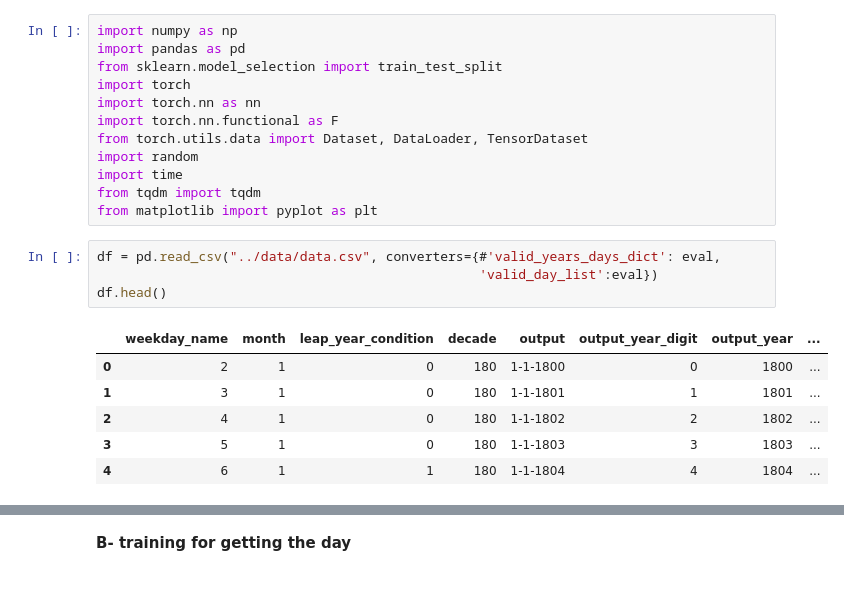
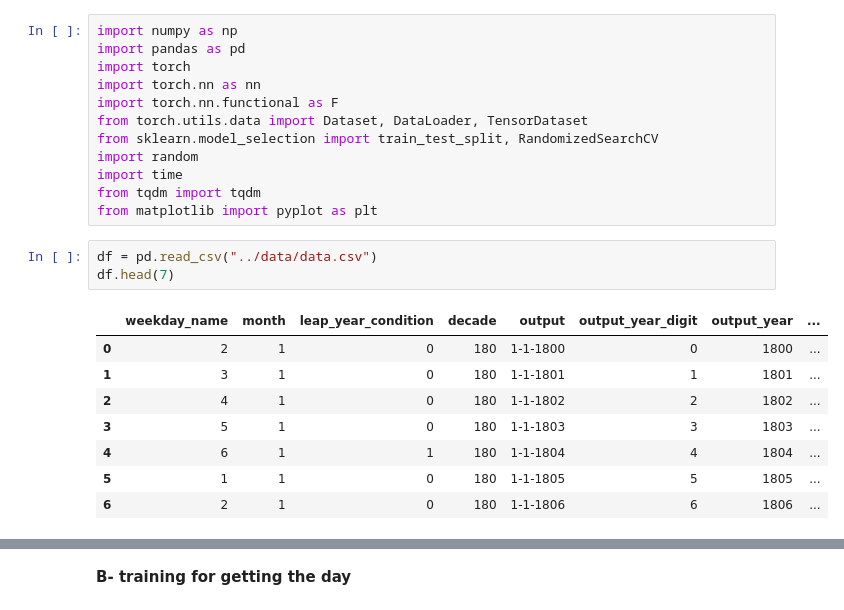
Before and after one commit to salama4ai/Proteinea, a Jupyter notebook: model/training_days.ipynb, the cells around one changed output, grey strips where cells are left out. Saved outputs shown, nothing was run; the diff lists cells and outputs as text.

Commit message:
complete the train days baseline model

```diff
--- a/model/training_days.ipynb
+++ b/model/training_days.ipynb
@@ -1,23 +1,24 @@
 # %%
 import numpy as np
 import pandas as pd
-from sklearn.model_selection import train_test_split
 import torch
 import torch.nn as nn
 import torch.nn.functional as F
 from torch.utils.data import Dataset, DataLoader, TensorDataset
+from sklearn.model_selection import train_test_split, RandomizedSearchCV
 import random
 import time
 from tqdm import tqdm
 from matplotlib import pyplot as plt
 # %%
-df = pd.read_csv("../data/data.csv", converters={#'valid_years_days_dict': eval,
-                                                 'valid_day_list':eval})
-df.head()
+df = pd.read_csv("../data/data.csv")
+df.head(7)
 # %% [output]
 |  | weekday_name | month | leap_year_condition | decade | output | output_year_digit | output_year | ... |
 | 0 | 2 | 1 | 0 | 180 | 1-1-1800 | 0 | 1800 | ... |
 | 1 | 3 | 1 | 0 | 180 | 1-1-1801 | 1 | 1801 | ... |
 | 2 | 4 | 1 | 0 | 180 | 1-1-1802 | 2 | 1802 | ... |
 | 3 | 5 | 1 | 0 | 180 | 1-1-1803 | 3 | 1803 | ... |
 | 4 | 6 | 1 | 1 | 180 | 1-1-1804 | 4 | 1804 | ... |
+| 5 | 1 | 1 | 0 | 180 | 1-1-1805 | 5 | 1805 | ... |
+| 6 | 2 | 1 | 0 | 180 | 1-1-1806 | 6 | 1806 | ... |
```
Also changed, not shown: parts of 13 cells of this notebook, 3 other files.
